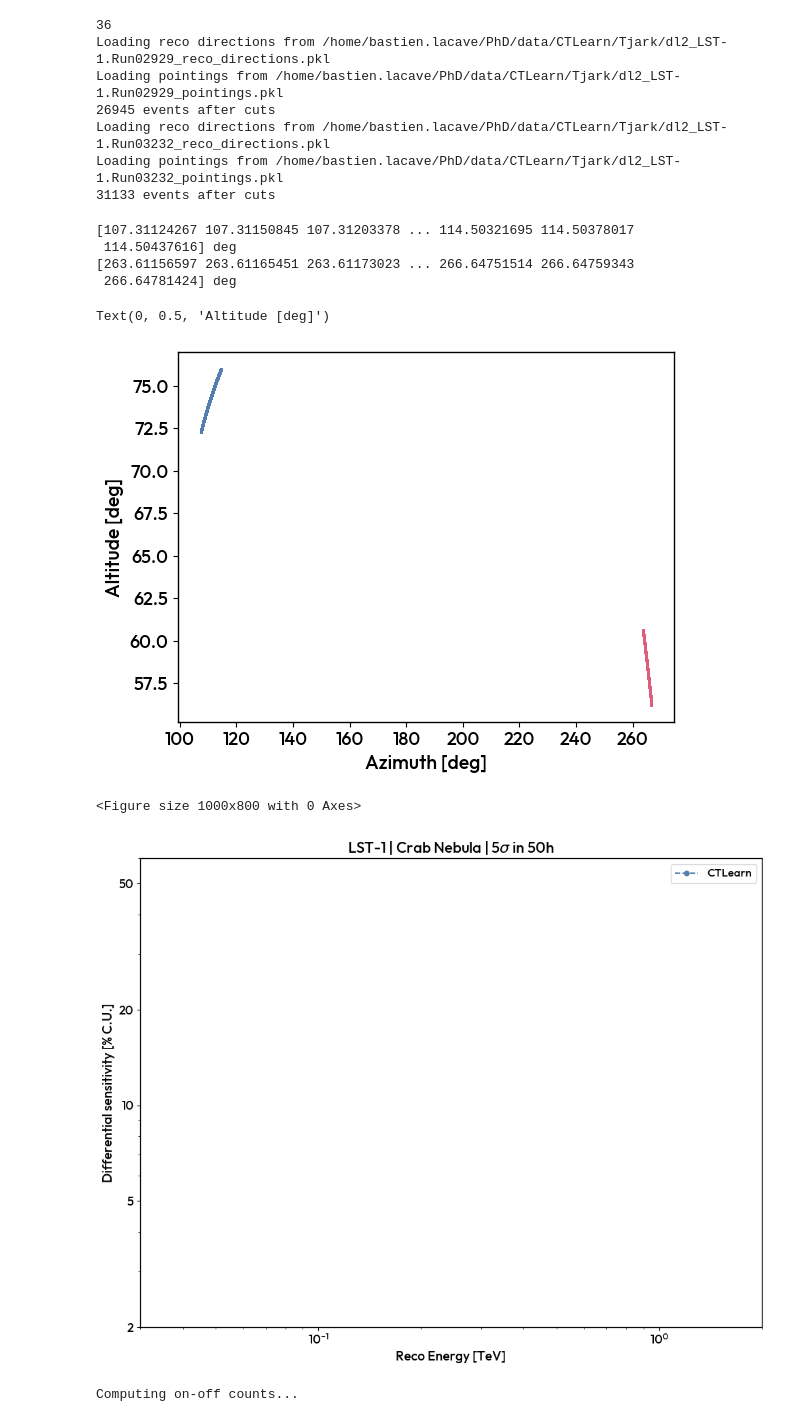
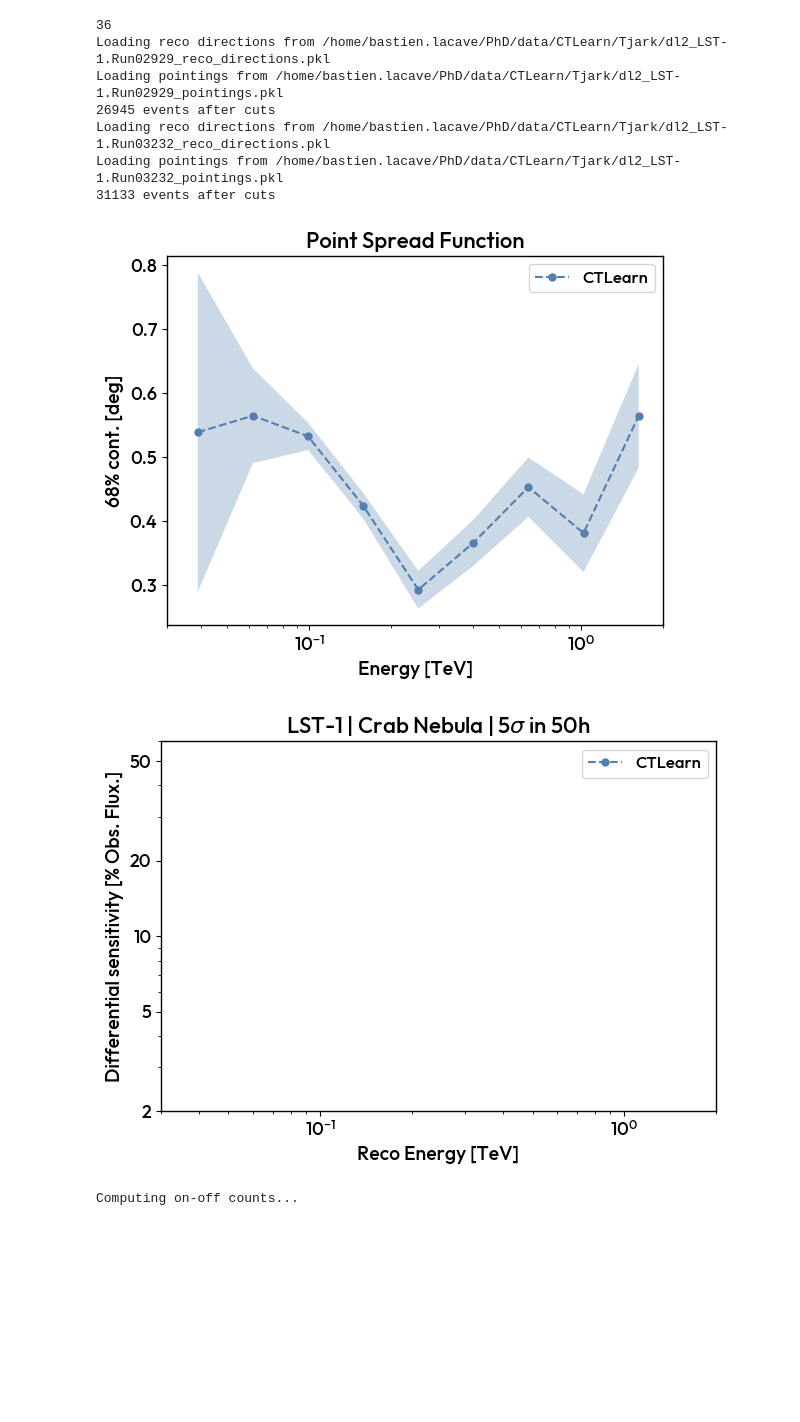
Before and after one commit to BastienLacave/CTLearn-Manager, a Jupyter notebook: notebooks/7_Theta2_Plot.ipynb, the cells around one changed output. Drawn from its saved outputs; the diff is of its cells as text; code cells hidden in the pictures; blank space fills up the shorter version.

Commit message:
Add function to calculate 68% containment range and integrate into PSF plotting

```diff
--- a/notebooks/7_Theta2_Plot.ipynb
+++ b/notebooks/7_Theta2_Plot.ipynb
@@ -40,26 +40,20 @@ Loading reco directions from /home/bastien.lacave/PhD/data/CTLearn/Tjark/dl2_LST
 Loading pointings from /home/bastien.lacave/PhD/data/CTLearn/Tjark/dl2_LST-1.Run03232_pointings.pkl
 31133 events after cuts
 # %%
-import matplotlib.pyplot as plt
-# fig, ax = plt.subplots(subplot_kw={'projection': 'polar'})
-for table in Theta2plot.dl2s_cuts:
-    print(table['azimuth'].to(u.deg))
-    plt.scatter(table['azimuth'].to(u.deg), table['altitude'].to(u.deg), s=1)
+# import matplotlib.pyplot as plt
+# # fig, ax = plt.subplots(subplot_kw={'projection': 'polar'})
+# for table in Theta2plot.dl2s_cuts:
+#     print(table['azimuth'].to(u.deg))
+#     plt.scatter(table['azimuth'].to(u.deg), table['altitude'].to(u.deg), s=1)
 
-plt.xlabel('Azimuth [deg]')
-plt.ylabel('Altitude [deg]')
+# plt.xlabel('Azimuth [deg]')
+# plt.ylabel('Altitude [deg]')
-# %% [output]
-[107.31124267 107.31150845 107.31203378 ... 114.50321695 114.50378017
- 114.50437616] deg
-[263.61156597 263.61165451 263.61173023 ... 266.64751514 266.64759343
- 266.64781424] deg
-Text(0, 0.5, 'Altitude [deg]')
-[figure, removed]
 # %%
+Theta2plot.plot_PSF()
 Theta2plot.plot_sensitivity()
 # %% [output]
-<Figure size 1000x800 with 0 Axes>
-[figure, old version]
+[figure, new version]
+[figure, added]
 # %%
 Theta2plot.plot_theta2_distribution(bins=20,)
 # Theta2plot.plot_theta2_distribution(DL2_files= ["/home/bastien.lacave/LST-1.Run02929.0000.dl2.h5"], bins=10, tel_id=1, gammaness_cut=0.0)
```
Also changed, not shown: 2 other files.
